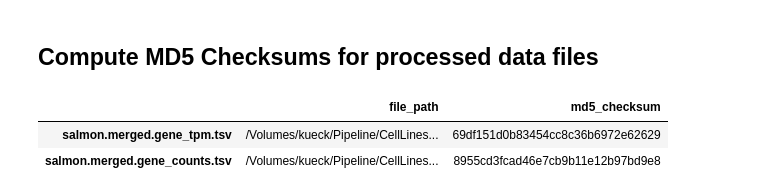
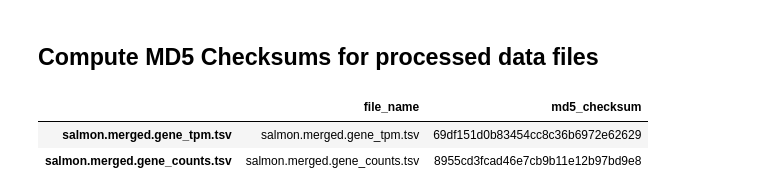
Before and after one commit to jessicalanglab/ovarian_cancer_cisplatin_response_manuscript, a Jupyter notebook: geo_metadata/src/isogenic_rnaseq_format_fastq_files.ipynb, the cells around one changed output. Drawn from its saved outputs; the diff is of its cells as text; code cells hidden in the pictures.

```diff
--- a/geo_metadata/src/isogenic_rnaseq_format_fastq_files.ipynb
+++ b/geo_metadata/src/isogenic_rnaseq_format_fastq_files.ipynb
@@ -259,23 +259,23 @@ formatted_sample_info.to_csv(formatted_sample_files_path, sep="\t", index=True)
 ## Compute MD5 Checksums for processed data files
 # %%
 processed_file_info = pd.DataFrame(
-    columns=["file_path", "md5_checksum"]
+    columns=["file_name", "md5_checksum"]
 )
 
 for file_name in processed_data_file_names:
     file_path = f"{processed_data_folder}/{file_name}"
 
     # Compute md5 checksum
     md5_checksum = compute_md5_checksum(file_path)
 
     # Add to processed file info
-    processed_file_info.loc[file_name] = [file_path, md5_checksum]
+    processed_file_info.loc[file_name] = [file_name, md5_checksum]
 
 display(processed_file_info)
 
 # Save processed data info
 processed_file_info.to_csv(processed_data_info_path, sep="\t", index=False)
 # %% [output]
-|  | file_path | md5_checksum |
-| salmon.merged.gene_tpm.tsv | /Volumes/kueck/Pipeline/CellLines... | 69df151d0b83454cc8c36b6972e62629 |
-| salmon.merged.gene_counts.tsv | /Volumes/kueck/Pipeline/CellLines... | 8955cd3fcad46e7cb9b11e12b97bd9e8 |
+|  | file_name | md5_checksum |
+| salmon.merged.gene_tpm.tsv | salmon.merged.gene_tpm.tsv | 69df151d0b83454cc8c36b6972e62629 |
+| salmon.merged.gene_counts.tsv | salmon.merged.gene_counts.tsv | 8955cd3fcad46e7cb9b11e12b97bd9e8 |
```
Also changed, not shown: 8 other files.
